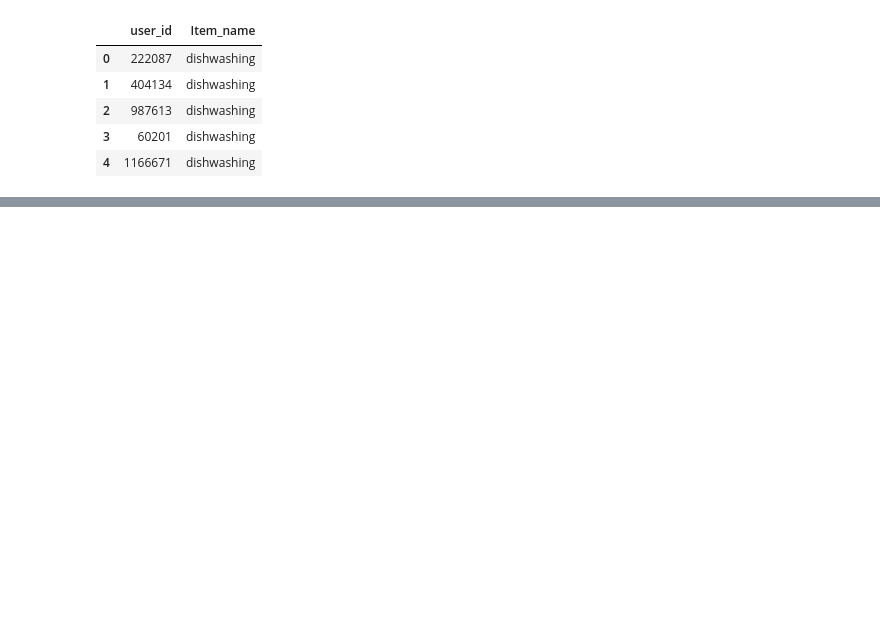
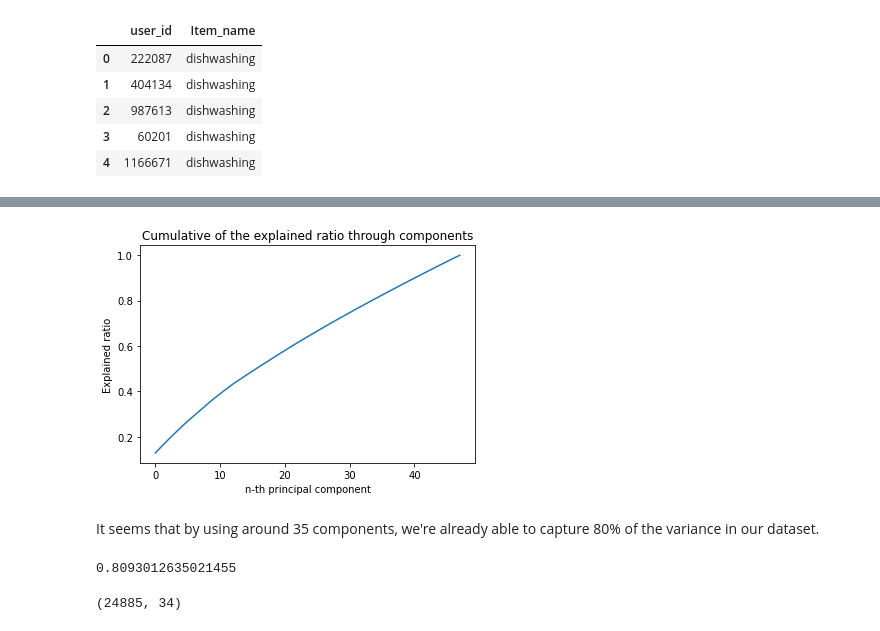
Before and after one commit to socalrug/bookclub, a Jupyter notebook: Club-09-Interview_Take-home_Challenges/session_5/Customer Clustering Analysis.ipynb, the cells around one changed output, grey strips where cells are left out. Drawn from its saved outputs; the diff is of its cells as text; code cells hidden in the pictures; blank space fills up the shorter version.

```diff
--- a/Club-09-Interview_Take-home_Challenges/session_5/Customer Clustering Analysis.ipynb
+++ b/Club-09-Interview_Take-home_Challenges/session_5/Customer Clustering Analysis.ipynb
@@ -210,0 +419,3 @@ most_valuable_customer
+# %%
+item_dummies = pd.concat([full['user_id'], pd.get_dummies(full['Item_name'])], axis=1)
+item_dummies.head()
@@ -210,0 +429,4 @@ most_valuable_customer
+# %%
+# let's aggregate to learn about the customer's purchases
+item_data = item_dummies.groupby(by=['user_id']).agg('sum')
+item_data.head()
@@ -210,0 +468,3 @@ most_valuable_customer
+# %%
+scaler = StandardScaler()
+item_data_scaled = scaler.fit_transform(item_data)
@@ -210,0 +501,4 @@ most_valuable_customer
+# %%
+# fit an instance of PCA transformation
+pca = PCA()
+pca.fit(item_data_scaled)
@@ -210,0 +534,14 @@ most_valuable_customer
+# %%
+# observe the cumulative explained variance ratio
+_ = plt.plot(np.cumsum(pca.explained_variance_ratio_))
+_ = plt.xlabel('n-th principal component')
+_ = plt.ylabel('Explained ratio')
+_ = plt.title('Cumulative of the explained ratio through components')
+# %% [output]
+[figure, added]
+# %% [markdown]
+It seems that by using around 35 components, we're already able to capture 80% of the variance in our dataset.
+# %%
+np.cumsum(pca.explained_variance_ratio_)[34]
+# %% [output]
+0.8093012635021455
@@ -210,0 +552,4 @@ most_valuable_customer
+# %%
+PC_items.shape
+# %% [output]
+(24885, 34)
```
Also changed, not shown: parts of 76 cells of this notebook.
